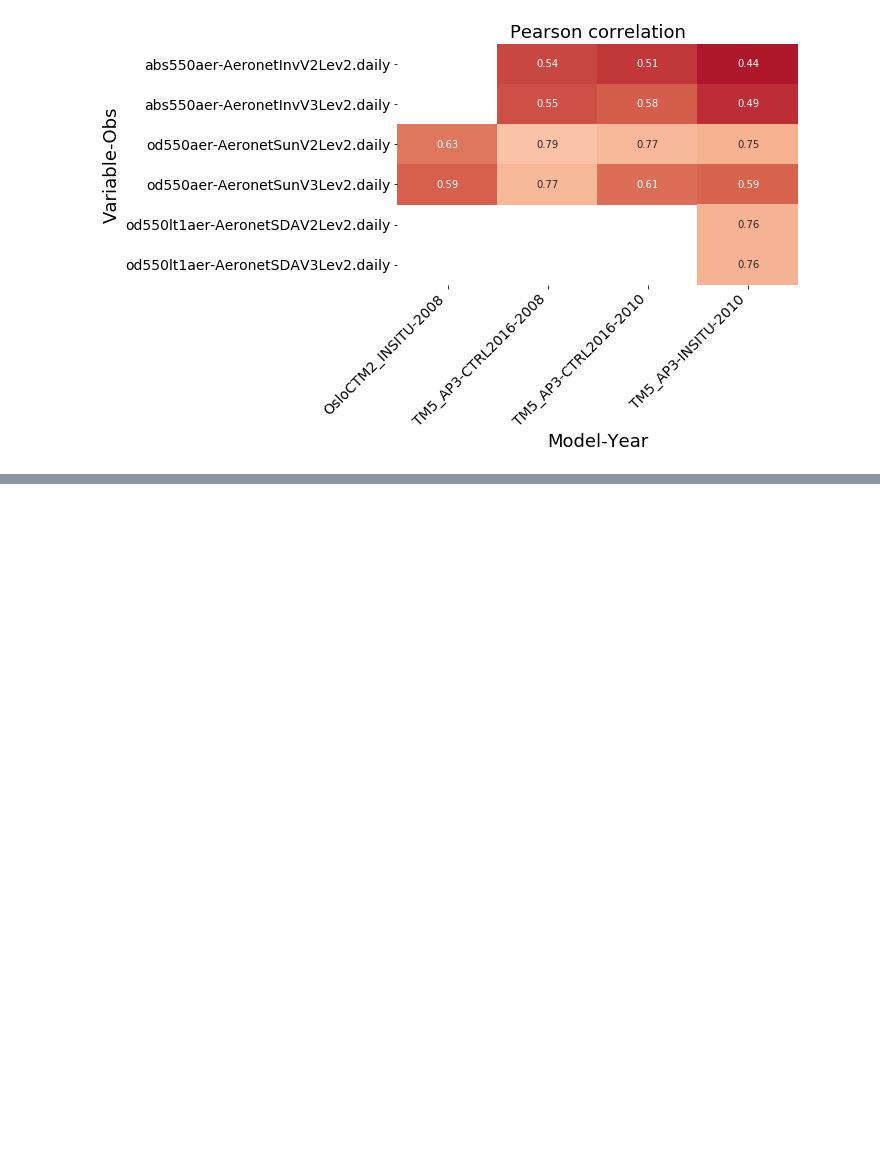
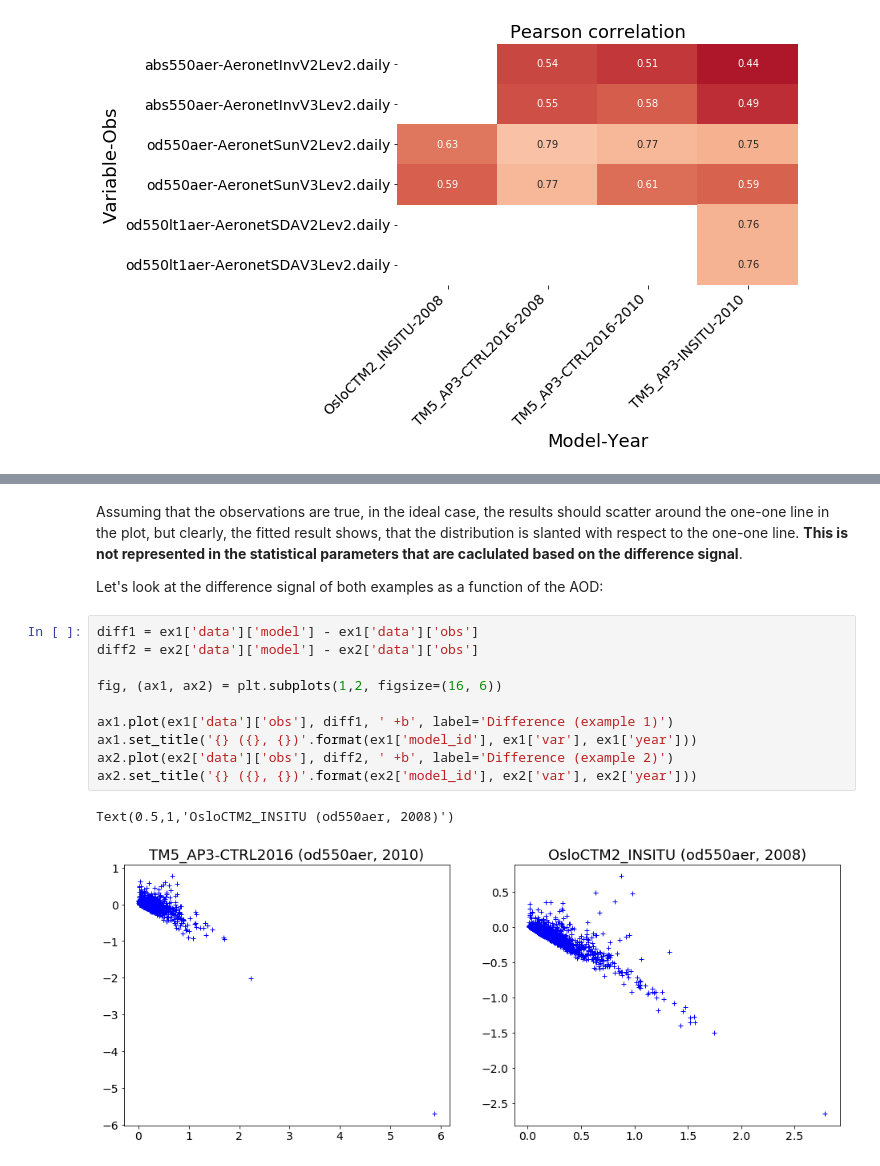
Before and after one commit to jgliss/aerocom_obs_props, a Jupyter notebook: results_overview.ipynb, the cells around one changed output, grey strips where cells are left out. Drawn from its saved outputs; the diff is of its cells as text; blank space fills up the shorter version.

```diff
--- a/results_overview.ipynb
+++ b/results_overview.ipynb
@@ -186,0 +245,17 @@ Text(0.5,1,'Pearson correlation')
+# %% [markdown]
+Assuming that the observations are true, in the ideal case, the results should scatter around the one-one line in the plot, but clearly, the fitted result shows, that the distribution is slanted with respect to the one-one line. **This is not represented in the statistical parameters that are caclulated based on the difference signal**.
+
+Let's look at the difference signal of both examples as a function of the AOD:
+# %%
+diff1 = ex1['data']['model'] - ex1['data']['obs']
+diff2 = ex2['data']['model'] - ex2['data']['obs']
+
+fig, (ax1, ax2) = plt.subplots(1,2, figsize=(16, 6))
+
+ax1.plot(ex1['data']['obs'], diff1, ' +b', label='Difference (example 1)')
+ax1.set_title('{} ({}, {})'.format(ex1['model_id'], ex1['var'], ex1['year']))
+ax2.plot(ex2['data']['obs'], diff2, ' +b', label='Difference (example 2)')
+ax2.set_title('{} ({}, {})'.format(ex2['model_id'], ex2['var'], ex2['year']))
+# %% [output]
+Text(0.5,1,'OsloCTM2_INSITU (od550aer, 2008)')
+[figure, added]
```
Also changed, not shown: parts of 10 cells of this notebook, 2 other files.
